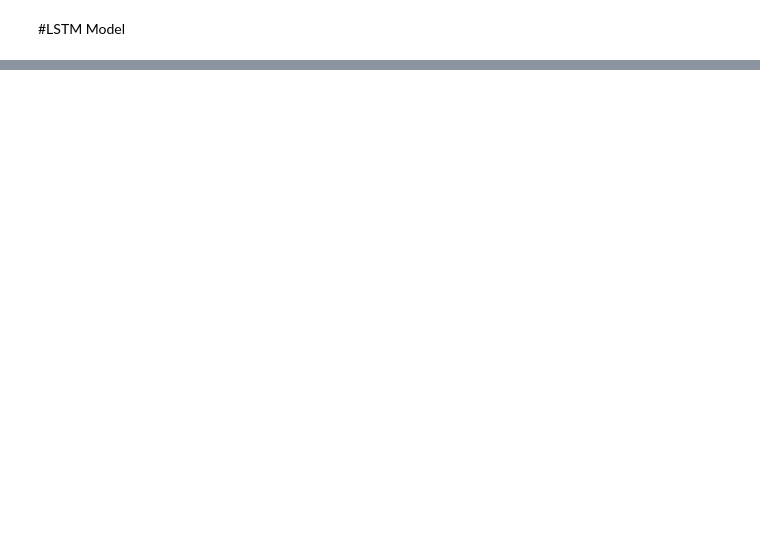
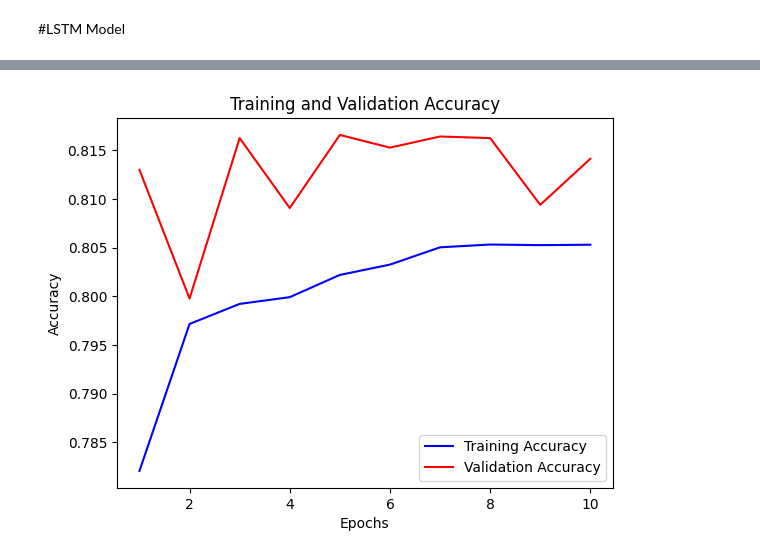
Before and after one commit to anniebradders/fyp, a Jupyter notebook: creating-models/models/LSTM_Model.ipynb, the cells around one changed output, grey strips where cells are left out. Saved outputs shown, nothing was run; the diff lists cells and outputs as text; code cells hidden in the pictures; blank space fills up the shorter version.

```diff
--- a/creating-models/models/LSTM_Model.ipynb
+++ b/creating-models/models/LSTM_Model.ipynb
@@ -102,0 +128,16 @@ plt.show()
+# %%
+# Get the accuracy values from the training history
+accuracy = history.history['accuracy']
+val_accuracy = history.history['val_accuracy']
+
+# Plot the accuracy graph
+epochs = range(1, len(accuracy) + 1)
+plt.plot(epochs, accuracy, 'b', label='Training Accuracy')
+plt.plot(epochs, val_accuracy, 'r', label='Validation Accuracy')
+plt.title('Training and Validation Accuracy')
+plt.xlabel('Epochs')
+plt.ylabel('Accuracy')
+plt.legend()
+plt.show()
+# %% [output]
+[figure, added]
```
Also changed, not shown: parts of 6 cells of this notebook, 18 other files.
